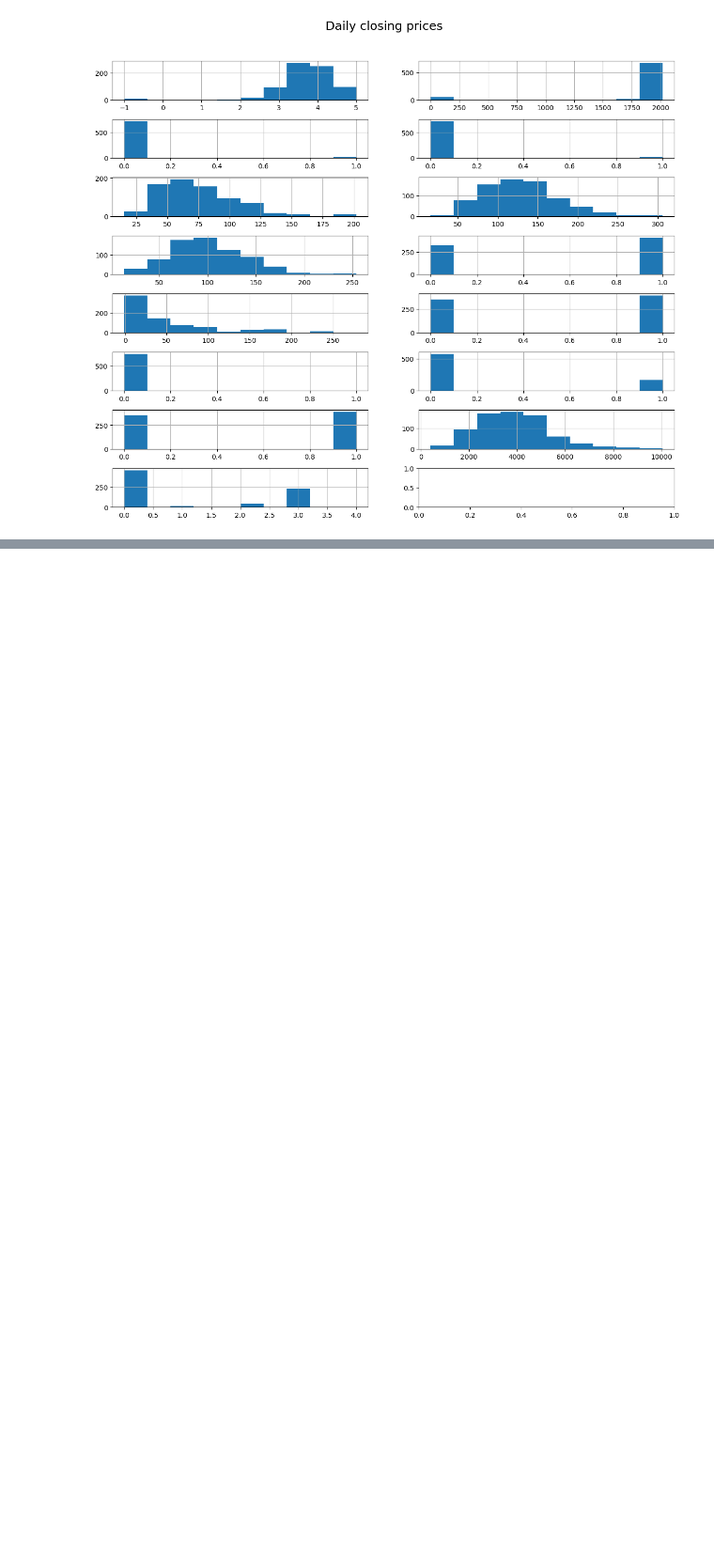
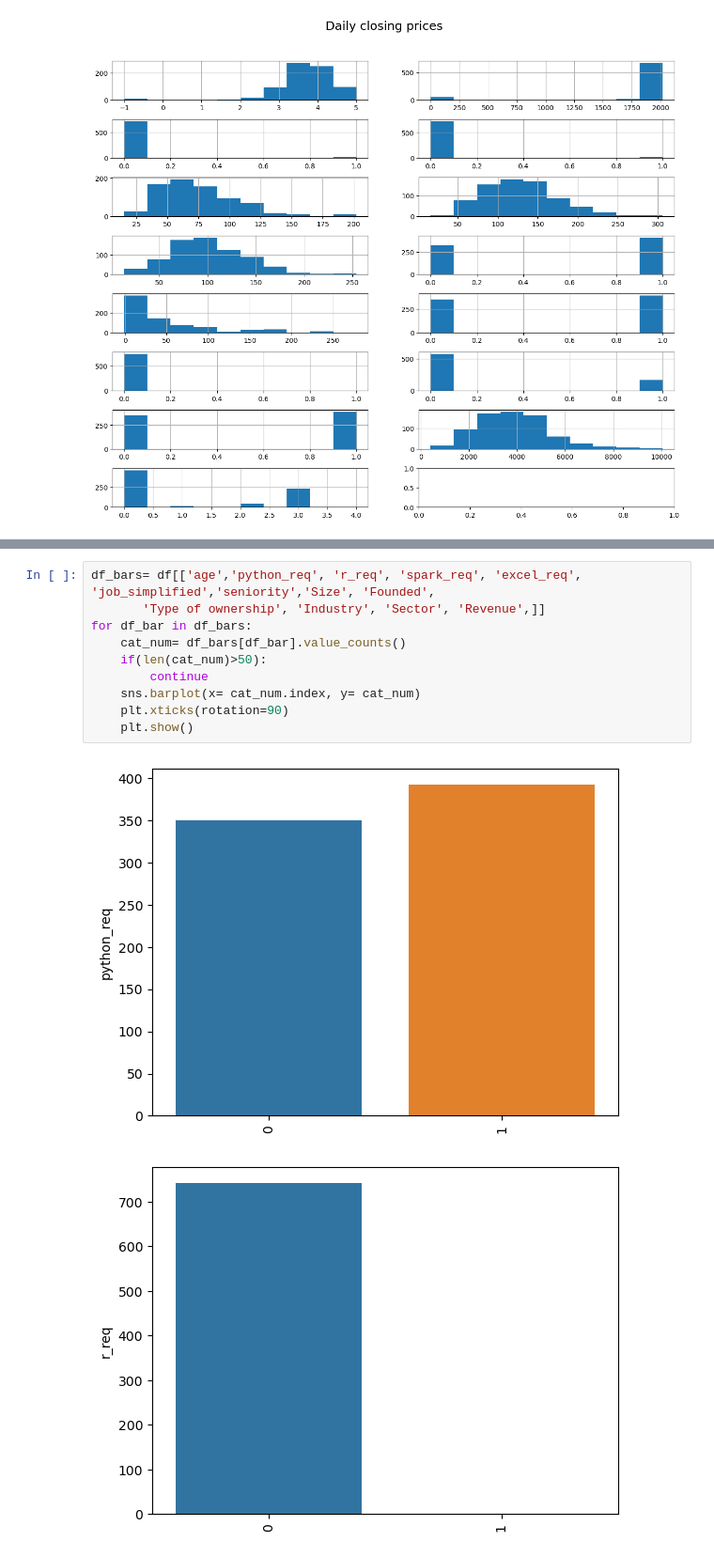
Before and after one commit to pawanacharya0123/dataScienceP, a Jupyter notebook: eda.ipynb, the cells around one changed output, grey strips where cells are left out. Shown at 94% size. Saved outputs shown, nothing was run; the diff lists cells and outputs as text; blank space fills up the shorter version.

```diff
--- a/eda.ipynb
+++ b/eda.ipynb
@@ -197,0 +212,13 @@ dtype('O')
+# %%
+df_bars= df[['age','python_req', 'r_req', 'spark_req', 'excel_req', 'job_simplified','seniority','Size', 'Founded',
+       'Type of ownership', 'Industry', 'Sector', 'Revenue',]]
+for df_bar in df_bars:
+    cat_num= df_bars[df_bar].value_counts()
+    if(len(cat_num)>50):
+        continue
+    sns.barplot(x= cat_num.index, y= cat_num)
+    plt.xticks(rotation=90)
+    plt.show()
+# %% [output]
+[figure, added]
+[figure, added]
```
Also changed, not shown: parts of 14 cells of this notebook.
